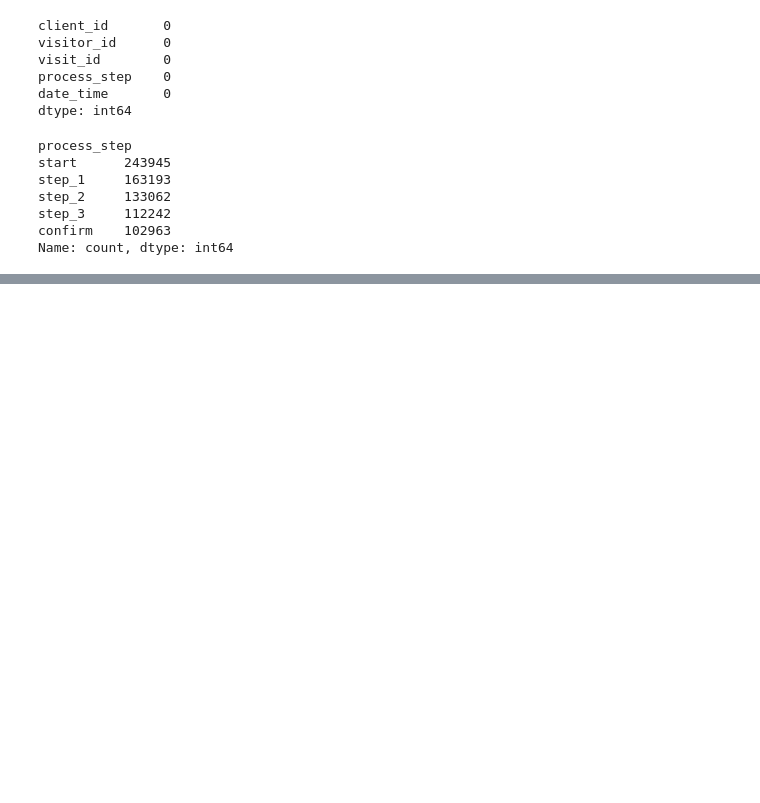
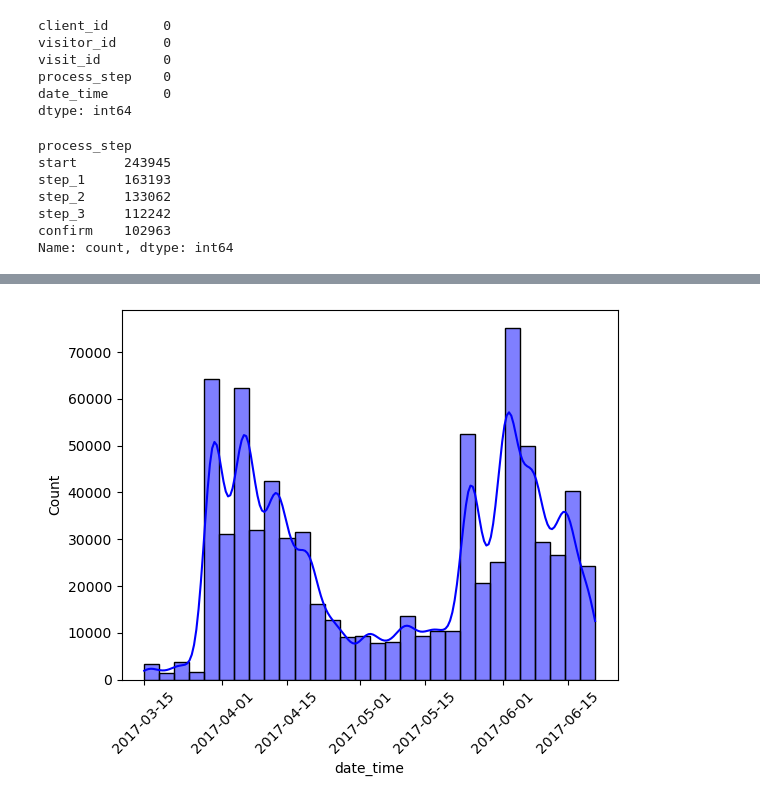
Before and after one commit to Osanchezr/Vanguard-AB-test, a Jupyter notebook: main_oscar.ipynb, the cells around one changed output, grey strips where cells are left out. Cells and saved outputs as stored; diff of their text form; code cells hidden in the pictures; blank space fills up the shorter version.

```diff
--- a/main_oscar.ipynb
+++ b/main_oscar.ipynb
@@ -338,0 +259,4 @@ Name: count, Length: 158095, dtype: int64
+# %%
+# Correción de formatos
+
+merged_df["date_time"] = pd.to_datetime(merged_df["date_time"])
@@ -338,0 +278,6 @@ Name: count, Length: 158095, dtype: int64
+# %%
+sns.histplot(merged_df['date_time'], kde=True, bins=30, color="blue")
+plt.xticks(rotation=45)
+plt.show()
+# %% [output]
+[figure, added]
```
Also changed, not shown: parts of 20 cells of this notebook, 4 other files.
